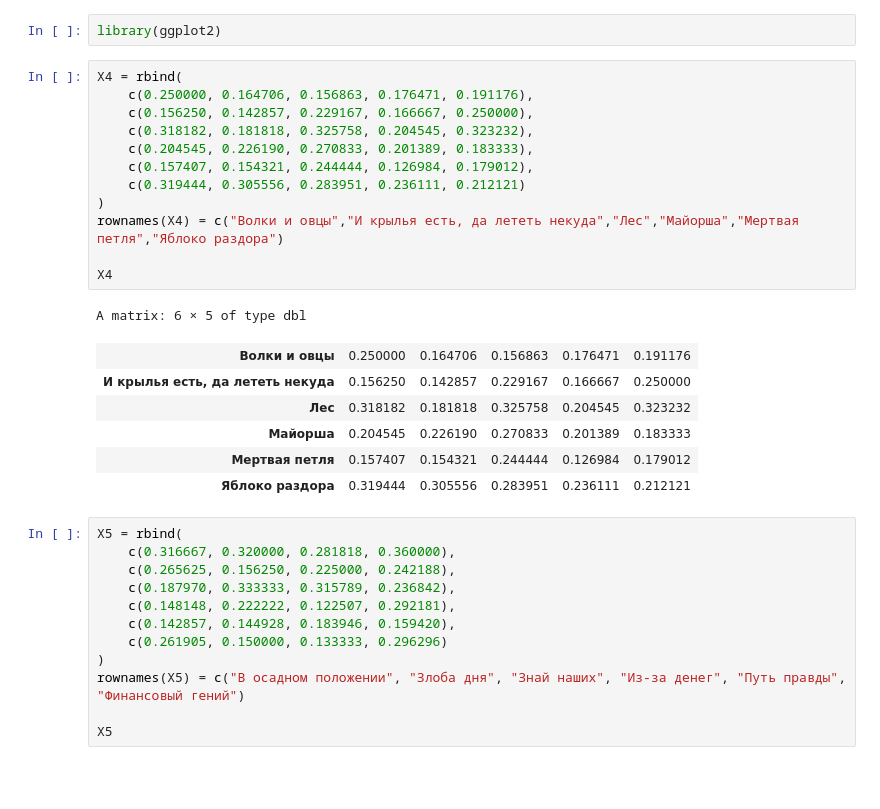
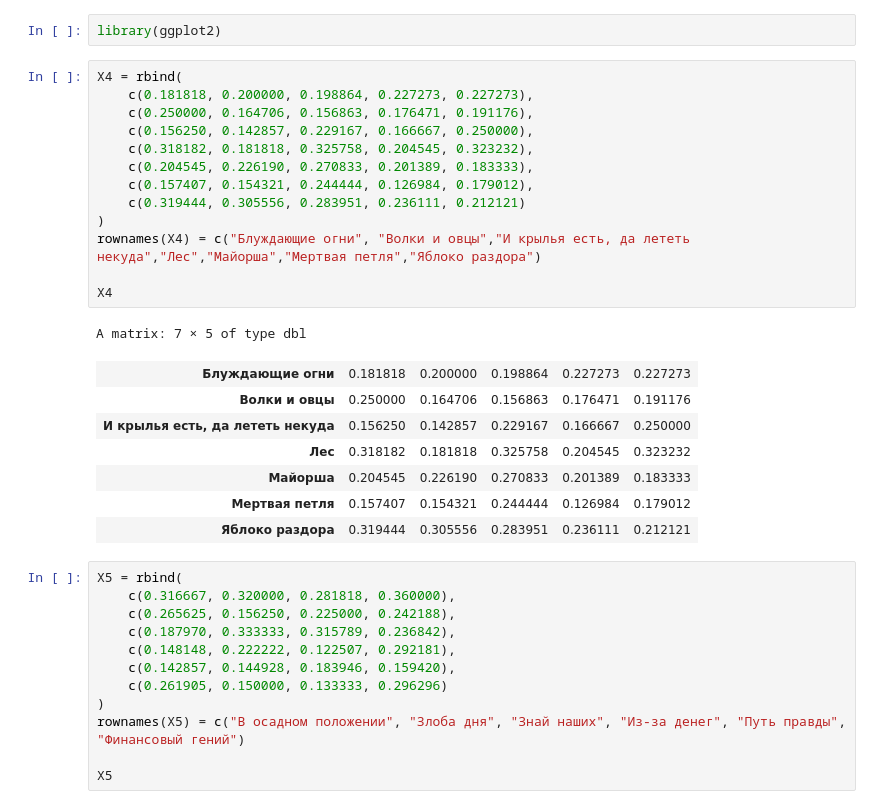
Before and after one commit to katya-avem/thesis_2019, a Jupyter notebook: misc/drama_sapogov_distancii.ipynb, the cells around one changed output. Drawn from its saved outputs; the diff is of its cells as text; blank space fills up the shorter version.

```diff
--- a/misc/drama_sapogov_distancii.ipynb
+++ b/misc/drama_sapogov_distancii.ipynb
@@ -2,18 +2,20 @@
 library(ggplot2)
 # %%
 X4 = rbind(
+    c(0.181818, 0.200000, 0.198864, 0.227273, 0.227273),
     c(0.250000, 0.164706, 0.156863, 0.176471, 0.191176),
     c(0.156250, 0.142857, 0.229167, 0.166667, 0.250000),
     c(0.318182, 0.181818, 0.325758, 0.204545, 0.323232),
     c(0.204545, 0.226190, 0.270833, 0.201389, 0.183333),
     c(0.157407, 0.154321, 0.244444, 0.126984, 0.179012),
     c(0.319444, 0.305556, 0.283951, 0.236111, 0.212121)
 )
-rownames(X4) = c("Волки и овцы","И крылья есть, да лететь некуда","Лес","Майорша","Мертвая петля","Яблоко раздора")
+rownames(X4) = c("Блуждающие огни", "Волки и овцы","И крылья есть, да лететь некуда","Лес","Майорша","Мертвая петля","Яблоко раздора")
 
 X4
 # %% [output]
-A matrix: 6 × 5 of type dbl
+A matrix: 7 × 5 of type dbl
+| Блуждающие огни | 0.181818 | 0.200000 | 0.198864 | 0.227273 | 0.227273 |
 | Волки и овцы | 0.250000 | 0.164706 | 0.156863 | 0.176471 | 0.191176 |
 | И крылья есть, да лететь некуда | 0.156250 | 0.142857 | 0.229167 | 0.166667 | 0.250000 |
 | Лес | 0.318182 | 0.181818 | 0.325758 | 0.204545 | 0.323232 |
```
Also changed, not shown: parts of 2 cells of this notebook, 2 other files.
